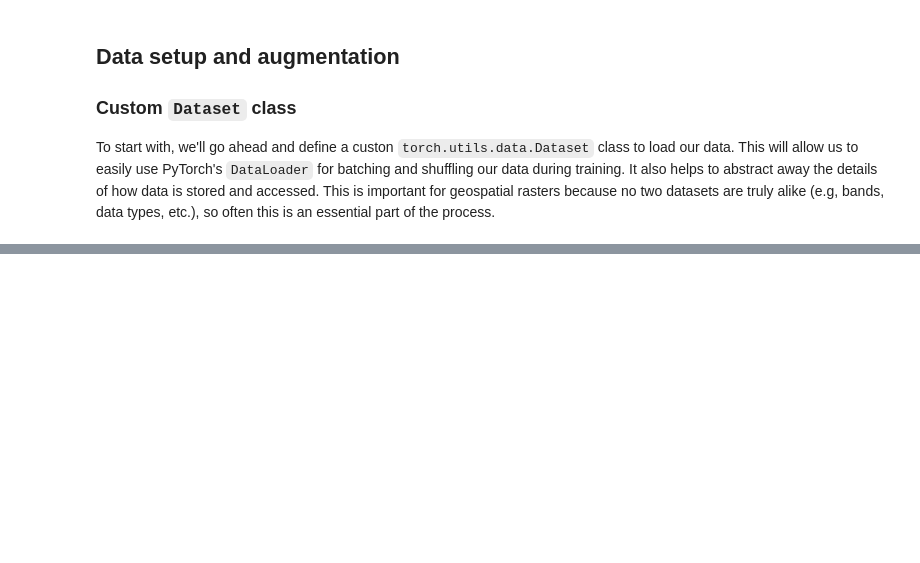
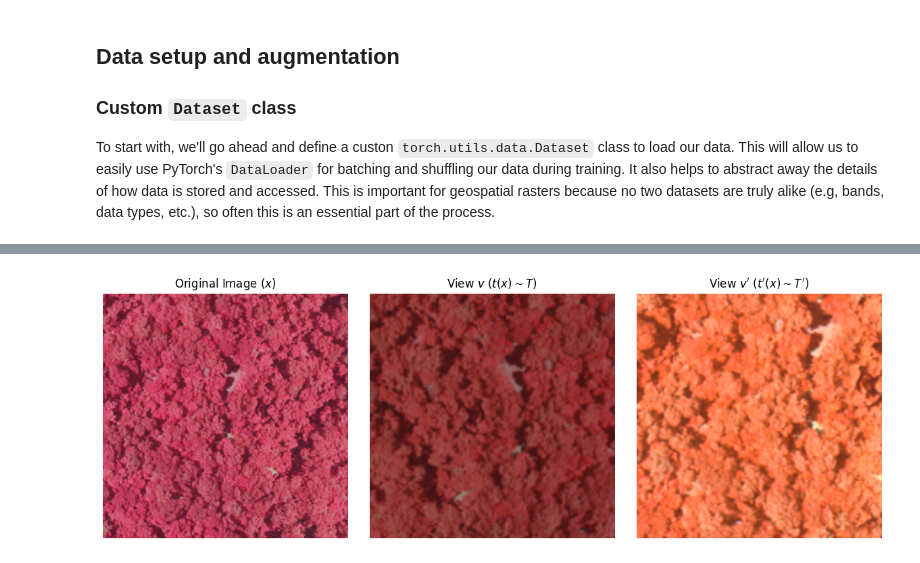
Before and after one commit to DakotaHester/ms-land-cover, a Jupyter notebook: notebooks/byol_example.ipynb, the cells around one changed output, grey strips where cells are left out. Drawn from its saved outputs; the diff is of its cells as text; code cells hidden in the pictures; blank space fills up the shorter version.

```diff
--- a/notebooks/byol_example.ipynb
+++ b/notebooks/byol_example.ipynb
@@ -82,0 +78,40 @@ The core idea behind BYOL is to train a model to learn to extract deep features
+# %%
+# base transform set (T)
+T = transforms.Compose([
+    transforms.RandomResizedCrop((256, 256)),
+    transforms.RandomHorizontalFlip(),
+    transforms.RandomApply([transforms.ColorJitter(brightness=0.4, contrast=0.3, saturation=0.2, hue=0.1)], p=0.8),
+    transforms.RandomGrayscale(p=0.2),
+    transforms.GaussianBlur(kernel_size=23, sigma=(0.1, 2.0)),
+])
+
+# alternative transform set (T')
+T_prime = transforms.Compose([
+    transforms.RandomResizedCrop((256, 256)),
+    transforms.RandomHorizontalFlip(),
+    transforms.RandomApply([transforms.ColorJitter(brightness=0.4, contrast=0.3, saturation=0.2, hue=0.1)], p=0.8),
+    transforms.RandomGrayscale(p=0.2),
+    transforms.RandomApply([transforms.GaussianBlur(kernel_size=23, sigma=(0.1, 2.0))], p=0.1),
+    transforms.RandomSolarize(threshold=0.5, p=0.2),
+])
+
+
+x_test = dataset[3]
+x1 = T(x_test)
+x2 = T_prime(x_test)
+
+fig, ax = plt.subplots(1, 3, figsize=(12, 4))
+ax[0].imshow(x_test.permute(1, 2, 0))
+ax[0].set_title(r'Original Image ($x$)')
+ax[1].imshow(x1.permute(1, 2, 0))
+ax[1].set_title(r'View $v$ ($t(x) \sim T$)')
+ax[2].imshow(x2.permute(1, 2, 0))
+ax[2].set_title(r'View $v^\prime$ ($t^\prime (x) \sim T^\prime $)')
+
+for i in range(3):
+    ax[i].axis('off')
+
+fig.tight_layout()
+plt.show()
+# %% [output]
+[figure, added]
```
Also changed, not shown: parts of 19 cells of this notebook, 5 other files.
